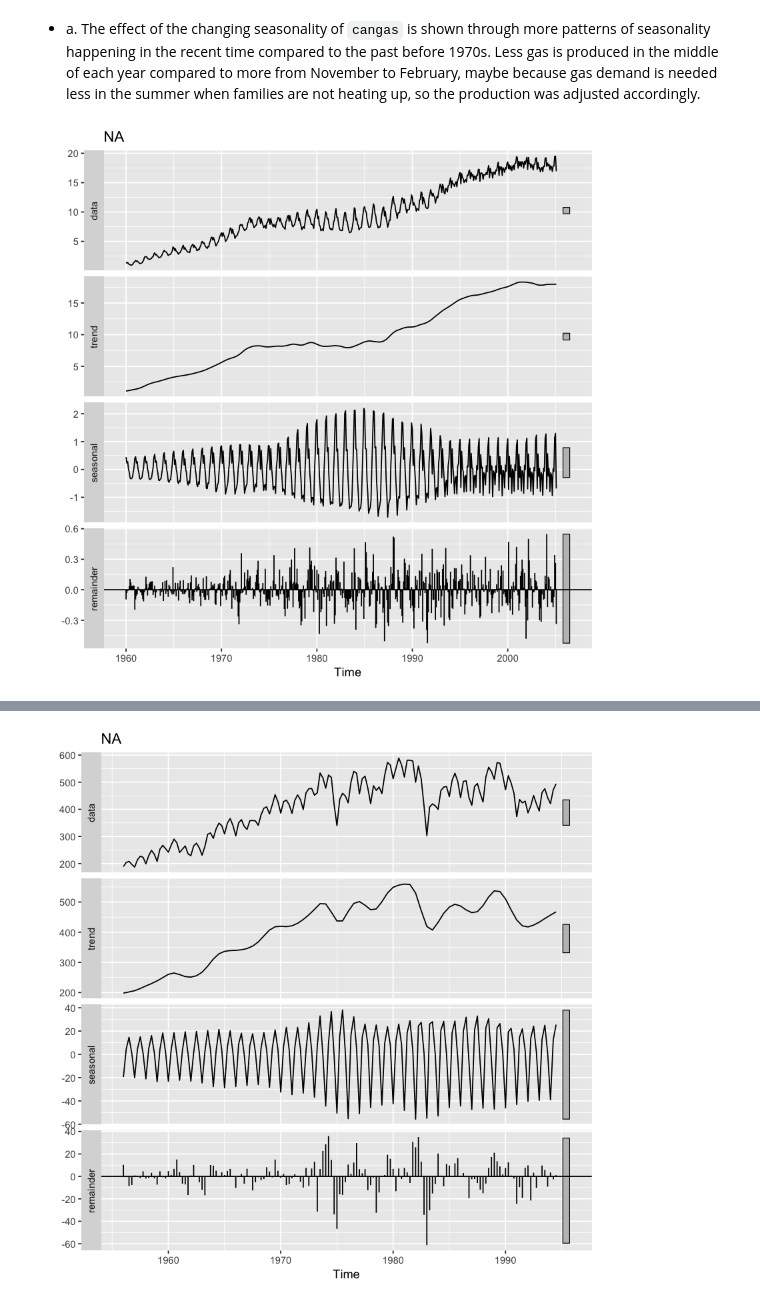
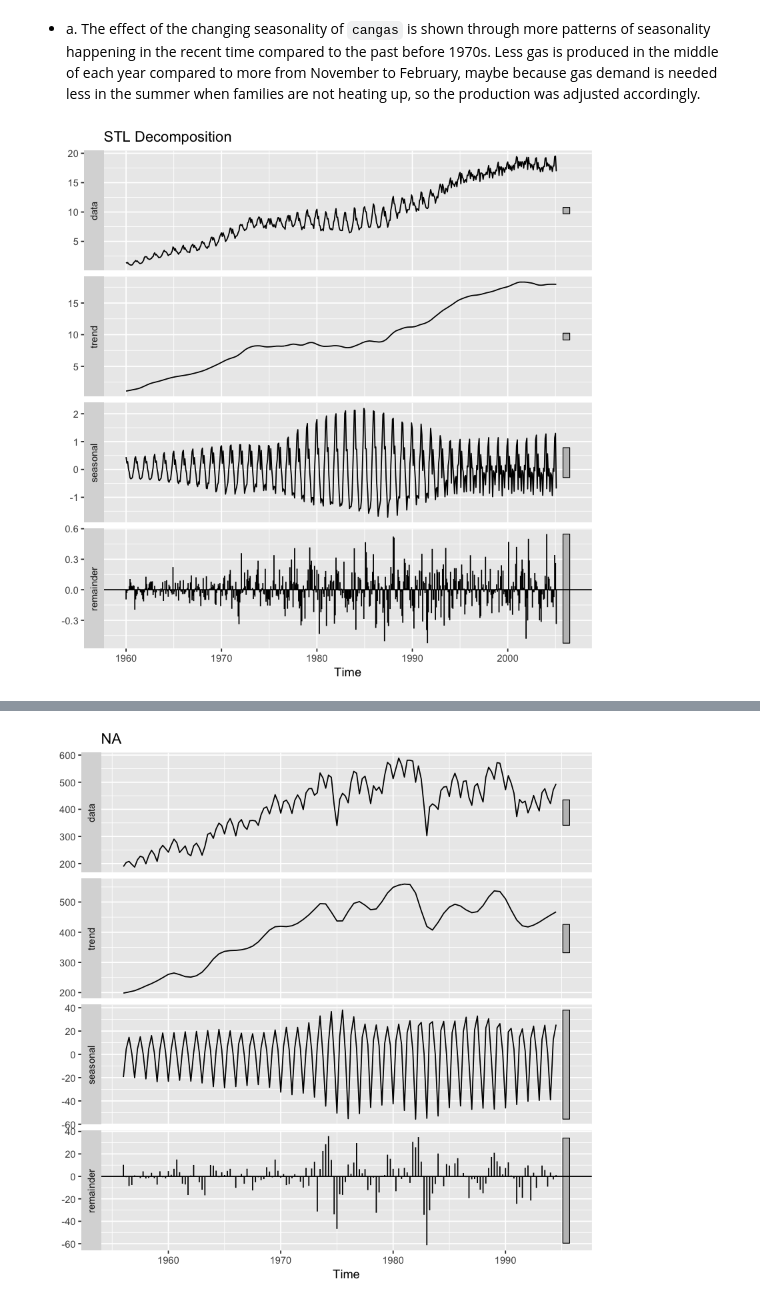
Before and after one commit to sherrytp/bc_f19_econ, a Jupyter notebook: Forecasting/ProbSet3_TIAN.ipynb, the cells around one changed output, grey strips where cells are left out. Drawn from its saved outputs; the diff is of its cells as text; code cells hidden in the pictures.

```diff
--- a/Forecasting/ProbSet3_TIAN.ipynb
+++ b/Forecasting/ProbSet3_TIAN.ipynb
@@ -99,12 +100,14 @@ ggseasonplot(cangas)
 # %% [markdown]
 - a. The effect of the changing seasonality of `cangas` is shown through more patterns of seasonality happening in the recent time compared to the past before 1970s. Less gas is produced in the middle of each year compared to more from November to February, maybe because gas demand is needed less in the summer when families are not heating up, so the production was adjusted accordingly.
 # %%
+# b.
 cangas %>%
     stl(s.window = 7) %>%
-        autoplot()
+        autoplot() +
+            ggtitle("STL Decomposition")
 # s.window = span(in lags) of the loss window for the seasonal extraction;
         # need to be odd and at least 7, but slow down with large data
 # t.window = smoothing window with larger range for trend
 # %% [output]
-[figure, old version]
+[figure, new version]
 # %%
```
Also changed, not shown: parts of 11 cells of this notebook.
